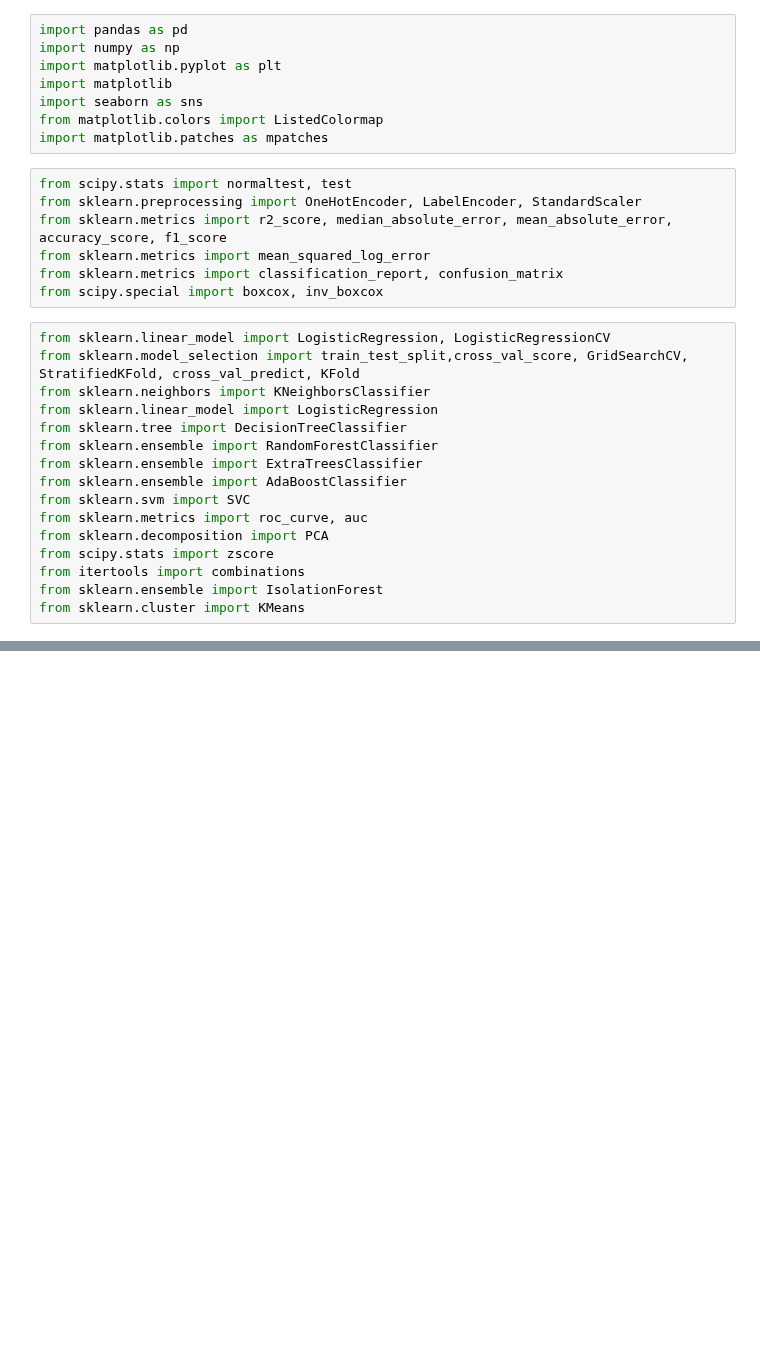
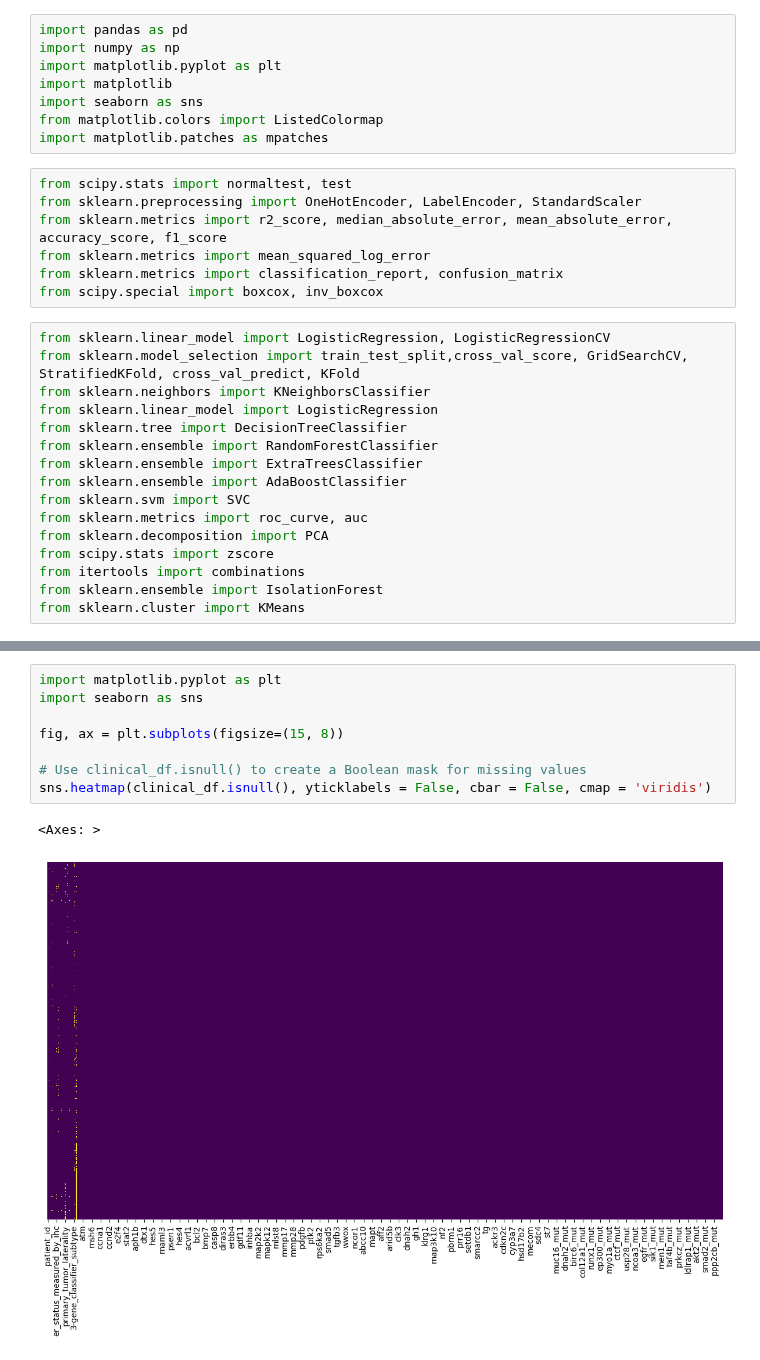
Before and after one commit to Bryanamaka/BE491_FINALPROJECT, a Jupyter notebook: Correct_Code.ipynb, the cells around one changed output, grey strips where cells are left out. Drawn from its saved outputs; the diff is of its cells as text; blank space fills up the shorter version.

```diff
--- a/Correct_Code.ipynb
+++ b/Correct_Code.ipynb
@@ -31,0 +110,11 @@ from sklearn.cluster import KMeans
+# %%
+import matplotlib.pyplot as plt
+import seaborn as sns
+
+fig, ax = plt.subplots(figsize=(15, 8))
+
+# Use clinical_df.isnull() to create a Boolean mask for missing values
+sns.heatmap(clinical_df.isnull(), yticklabels = False, cbar = False, cmap = 'viridis')
+# %% [output]
+<Axes: >
+[figure, added]
```
Also changed, not shown: parts of 14 cells of this notebook, 1 other file.
